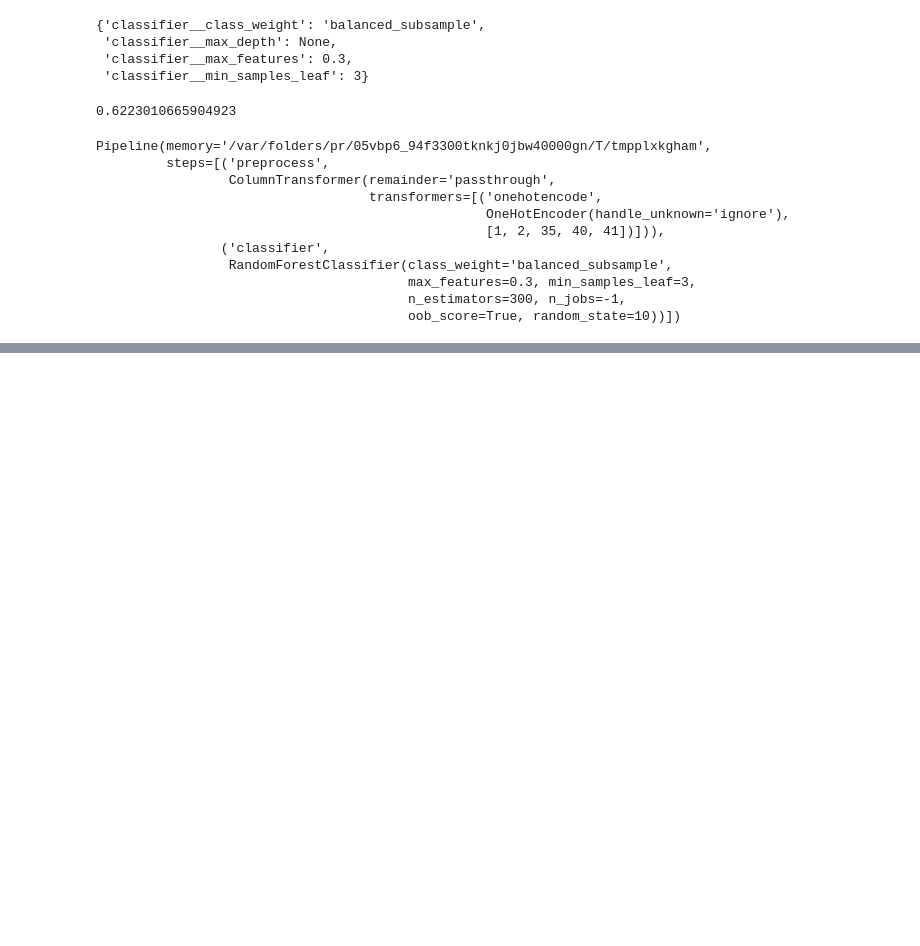
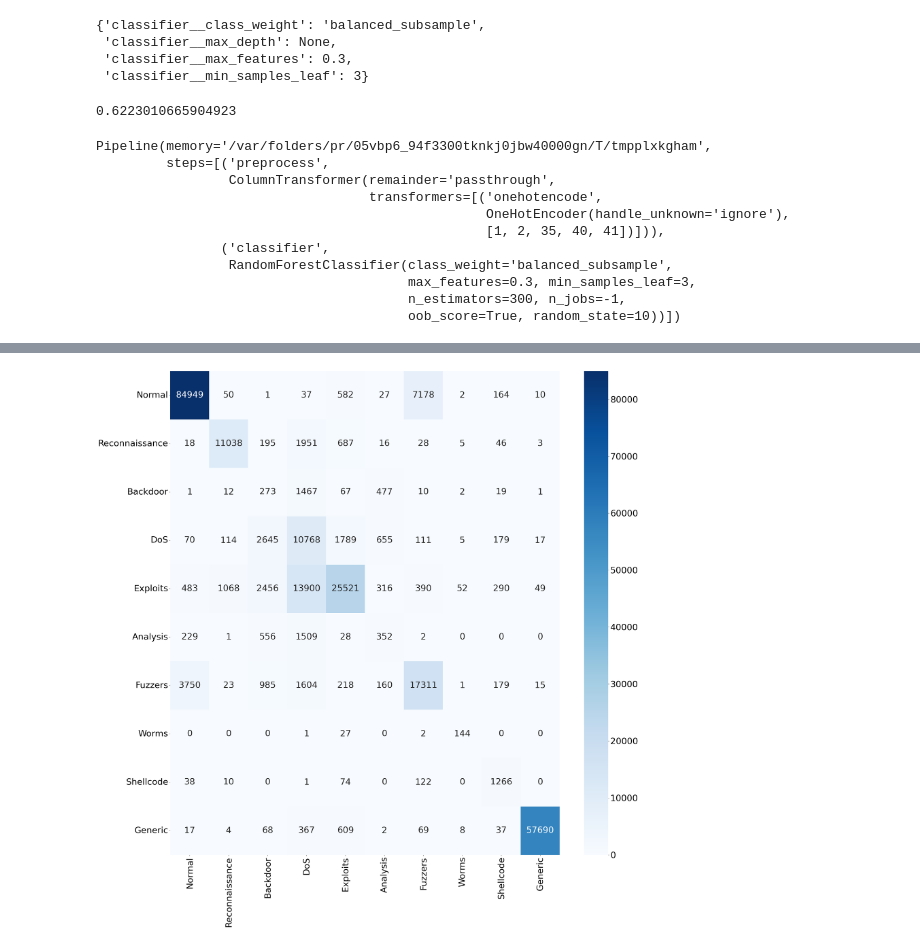
Before and after one commit to darrendube/ML441_assignment4, a Jupyter notebook: notebook.ipynb, the cells around one changed output, grey strips where cells are left out. Saved outputs shown, nothing was run; the diff lists cells and outputs as text; code cells hidden in the pictures; blank space fills up the shorter version.

```diff
--- a/notebook.ipynb
+++ b/notebook.ipynb
@@ -147,0 +183,11 @@ Pipeline(memory='/var/folders/pr/05vbp6_94f3300tknkj0jbw40000gn/T/tmpplxkgham',
+# %%
+from sklearn.metrics import confusion_matrix
+
+cm = confusion_matrix(y, y_oob_pred)
+plt.figure(figsize=(30,30))
+sns.heatmap(cm, annot=True, fmt='d', cmap='Blues',
+            xticklabels=mapping['Attack Category Name'],
+            yticklabels=mapping['Attack Category Name'])
+plt.rc('font', size=30)
+# %% [output]
+[figure, added]
```
Also changed, not shown: parts of 8 cells of this notebook, 1 other file.
